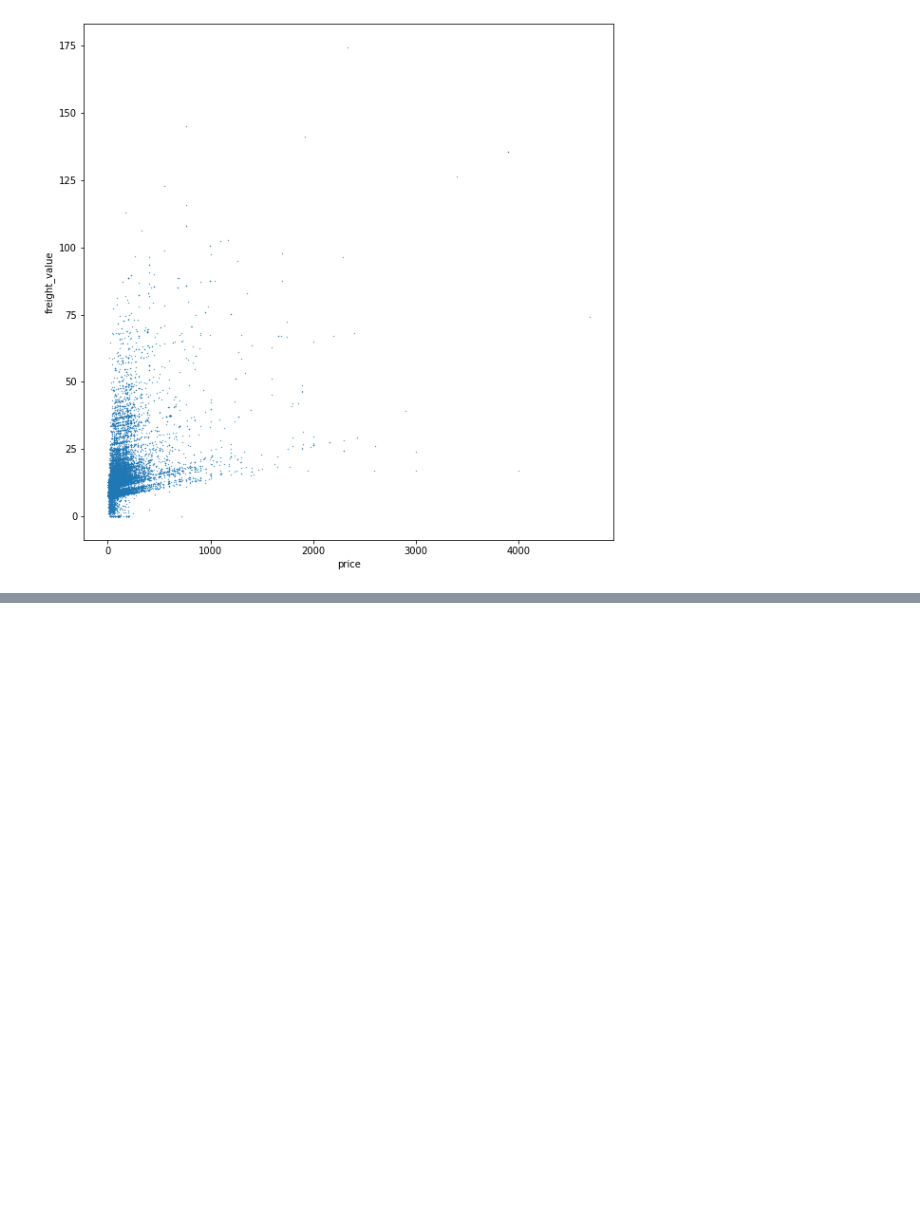
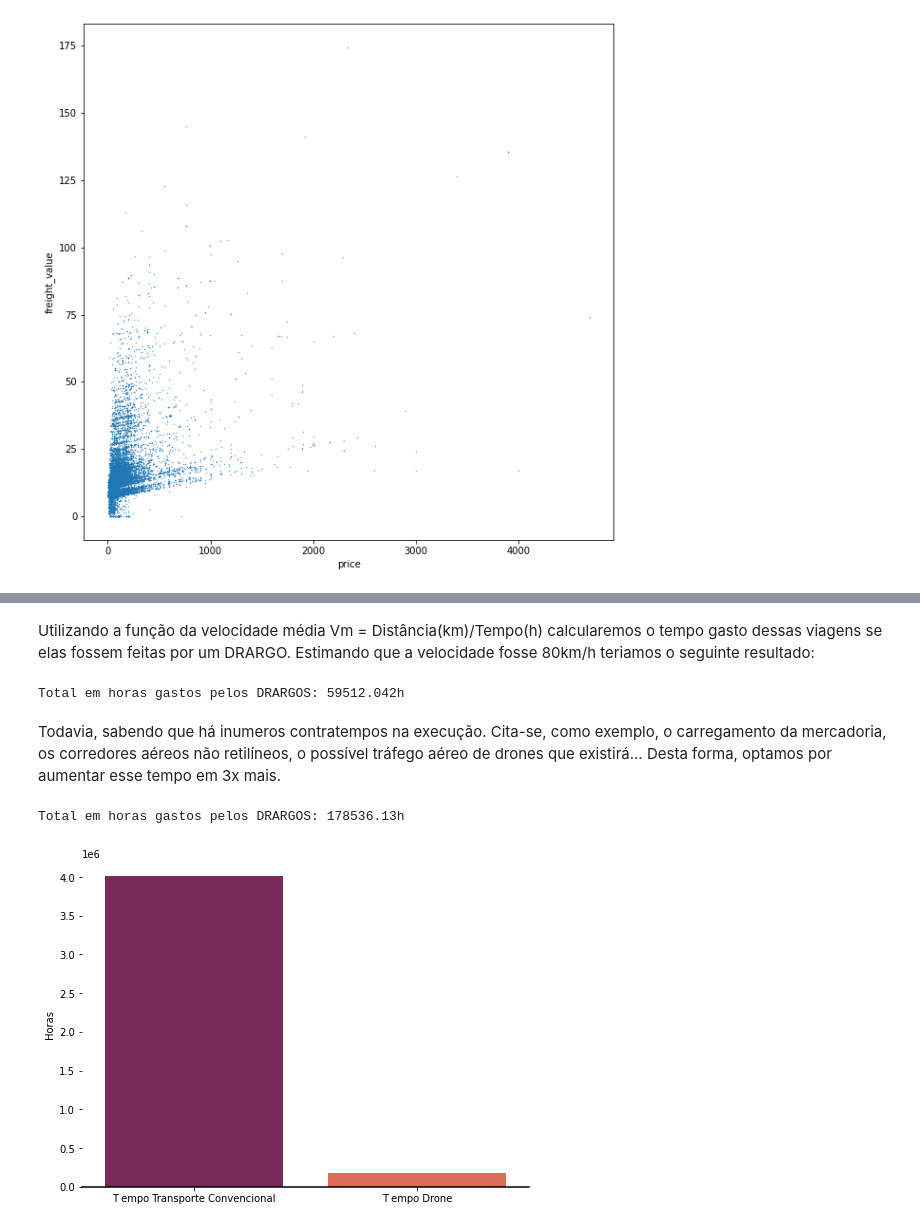
Before and after one commit to ronaldolg26/Efeito_drones_saopaulo, a Jupyter notebook: Drone_ecommerce.ipynb, the cells around one changed output, grey strips where cells are left out. Saved outputs shown, nothing was run; the diff lists cells and outputs as text; code cells hidden in the pictures; blank space fills up the shorter version.

```diff
--- a/Drone_ecommerce.ipynb
+++ b/Drone_ecommerce.ipynb
@@ -446,0 +481,9 @@ df.assign(temp_f=lambda x: x.temp_c < 18 )
+# %%
+Td = 0
+Td_residual = 0
+for i in range(0,new_df1.shape[0]):
+    T = new_df1['order_delivered_customer_date'][i] - new_df1['order_delivered_carrier_date'][i]
+    Td = Td + T.days
+    Td_residual = Td_residual + ((T.seconds)/3600)/24
+
+T_Total = (Td + Td_residual)*24
@@ -446,0 +495,29 @@ df.assign(temp_f=lambda x: x.temp_c < 18 )
+# %% [markdown]
+Utilizando a função da velocidade média Vm = Distância(km)/Tempo(h) calcularemos o tempo gasto dessas viagens se elas fossem feitas por um DRARGO. Estimando que a velocidade fosse 80km/h teriamos o seguinte resultado:
+# %%
+T_Drone = new_df1['dist'].apply(lambda x: x/80)
+print(f'Total em horas gastos pelos DRARGOS: {T_Drone.sum() :.8}h')
+# %% [output]
+Total em horas gastos pelos DRARGOS: 59512.042h
+# %% [markdown]
+Todavia, sabendo que há inumeros contratempos na execução. Cita-se, como exemplo, o carregamento da mercadoria, os corredores aéreos não retilíneos, o possível tráfego aéreo de drones que existirá... Desta forma, optamos por aumentar esse tempo em 3x mais.
+# %%
+tempo_drone = T_Drone.sum() * 3
+print(f'Total em horas gastos pelos DRARGOS: {tempo_drone.sum() :.8}h')
+# %% [output]
+Total em horas gastos pelos DRARGOS: 178536.13h
+# %%
+tt = ['T empo Transporte Convencional','T empo Drone']
+val = [T_Total,tempo_drone]
+# %%
+f, (ax1) = plt.subplots(1, figsize=(8, 6), sharex=True)
+x = np.array(tt)
+y1 = val
+sns.barplot(x=x, y=y1, palette="rocket", ax=ax1)
+sns.despine(bottom = True, left = True)
+#plt.tick_params(axis ='y', labelsize=2, length = 0)
+ax1.axhline(0, color="k", clip_on=False)
+ax1.set_ylabel("Horas")
+plt.show()
+# %% [output]
+[figure, added]
```
Also changed, not shown: parts of 28 cells of this notebook.
